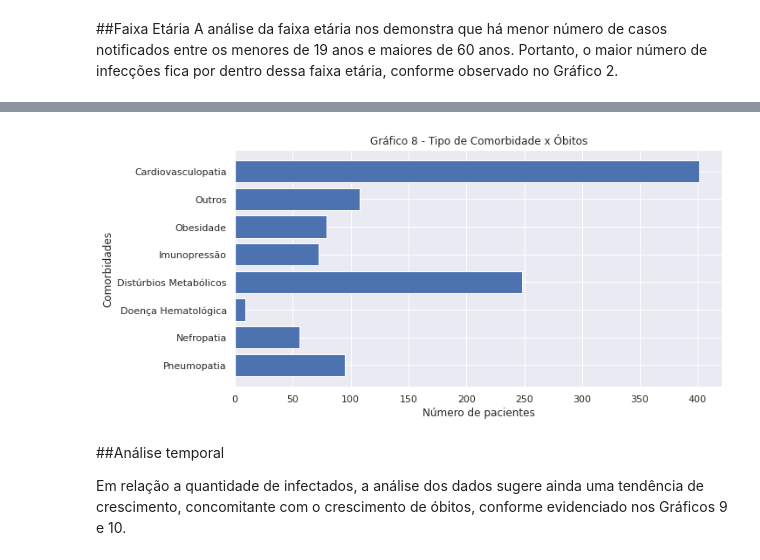
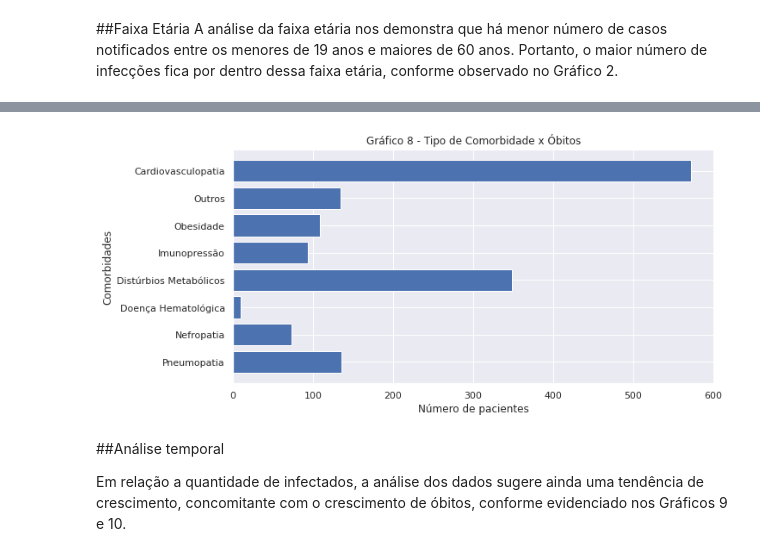
Before and after one commit to carmenscar/Data-Science-projects, a Jupyter notebook: analisecovidbsb.ipynb, the cells around one changed output, grey strips where cells are left out. Cells and saved outputs as stored; diff of their text form; code cells hidden in the pictures.

```diff
--- a/analisecovidbsb.ipynb
+++ b/analisecovidbsb.ipynb
@@ -343,16 +375,16 @@ Cardiovasculopatia        401
 dtype: int64
 # %%
 disease = ['Pneumopatia','Nefropatia','Doença Hematológica','Distúrbios Metabólicos','Imunopressão','Obesidade','Outros','Cardiovasculopatia']
-n_disease = [95,56,9,248,72,79,108,401]
+n_disease = [135,73,9,348,93,108,134,572]
 
 sns.set()
 plt.figure(figsize=(10,5))
 plt.barh(disease, n_disease);
 plt.xlabel('Número de pacientes')
 plt.ylabel('Comorbidades')
 plt.title('Gráfico 8 - Tipo de Comorbidade x Óbitos');
 # %% [output]
-[figure, old version]
+[figure, new version]
 # %% [markdown]
 ##Análise temporal
 
```
Also changed, not shown: parts of 32 cells of this notebook.
